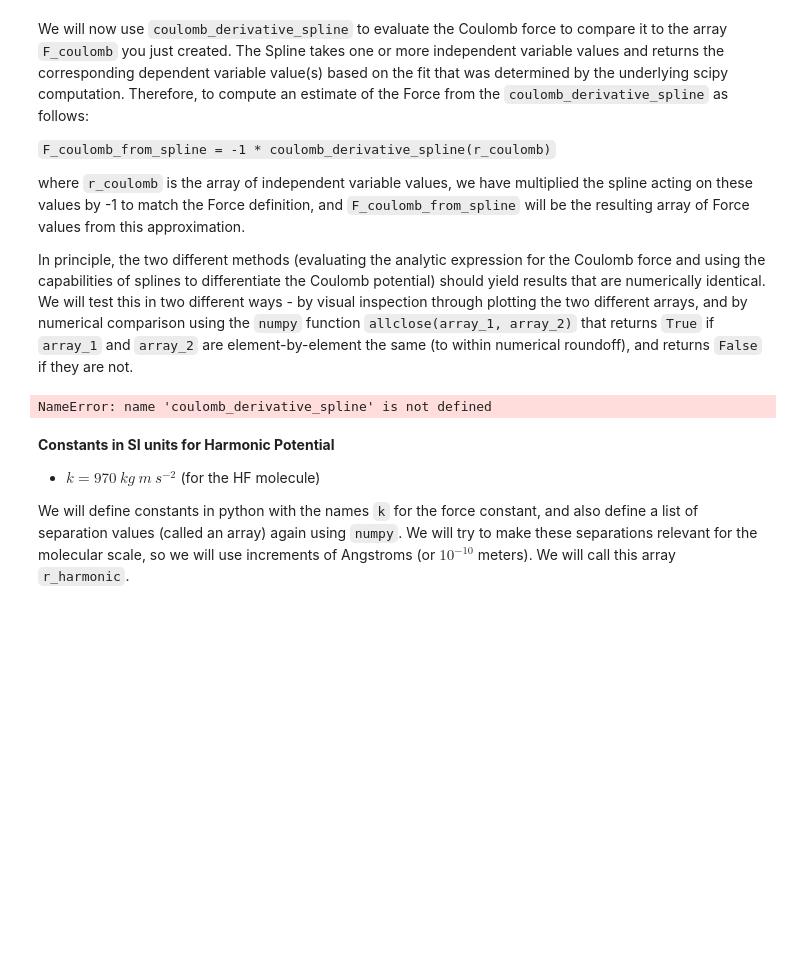
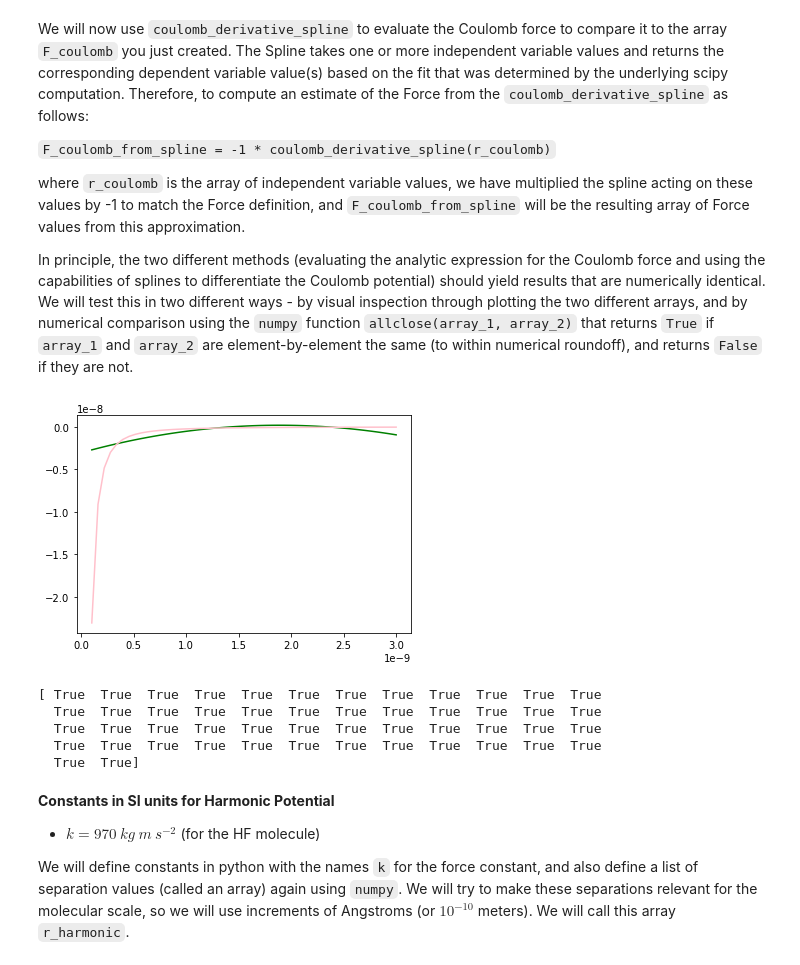
Before and after one commit to FoleyLab/Chem_3150, a Jupyter notebook: Samara/3150 Lab 1 - Pair Potentials.ipynb, the cells around one changed output. Saved outputs shown, nothing was run; the diff lists cells and outputs as text; code cells hidden in the pictures; blank space fills up the shorter version.

```diff
--- a/Samara/3150 Lab 1 - Pair Potentials.ipynb
+++ b/Samara/3150 Lab 1 - Pair Potentials.ipynb
@@ -160,17 +160,22 @@ where `r_coulomb` is the array of independent variable values, we have multiplie
 In principle, the two different methods (evaluating the analytic expression for the Coulomb force and using the capabilities of splines to differentiate the Coulomb potential) should yield results that are numerically identical.  We will test this in two different ways - by visual inspection through plotting the two different arrays, and by numerical comparison using the `numpy` function `allclose(array_1, array_2)` that returns `True` if `array_1` and `array_2` are element-by-element the same (to within numerical roundoff), and returns `False` if they are not.
 # %%
 # Compute F_coulomb_from_spline here
-F_coulomb_from_spline = -1 * coulomb_derivative_spline(r_coulomb)
+F_coulomb_from_spline = -1 * coulomb_spline_derivative(r_coulomb)
 
 # plot F_coulomb_from_spline vs r_array and F_coulomb vs r_array here
 plt.plot(r_coulomb, F_coulomb_from_spline, 'green')
 plt.plot(r_coulomb, F_coulomb, 'pink')
-plt.show
+plt.show()
 
 # use np.allclose() on F_coulomb_from_spline and F_coulomb here
-print(np.allclose(F_coulomb_from_spline, F_coulomb))
+print(np.isclose(F_coulomb_from_spline, F_coulomb,1))
 # %% [output]
+[figure, added]
-NameError: name 'coulomb_derivative_spline' is not defined
+[ True  True  True  True  True  True  True  True  True  True  True  True
+  True  True  True  True  True  True  True  True  True  True  True  True
+  True  True  True  True  True  True  True  True  True  True  True  True
+  True  True  True  True  True  True  True  True  True  True  True  True
+  True  True]
 # %% [markdown]
 **Constants in SI units for Harmonic Potential**
 - $k = 970 \: kg \: m \: s^{-2}$ (for the HF molecule)
```
Also changed, not shown: parts of 4 cells of this notebook, 1 other file.
